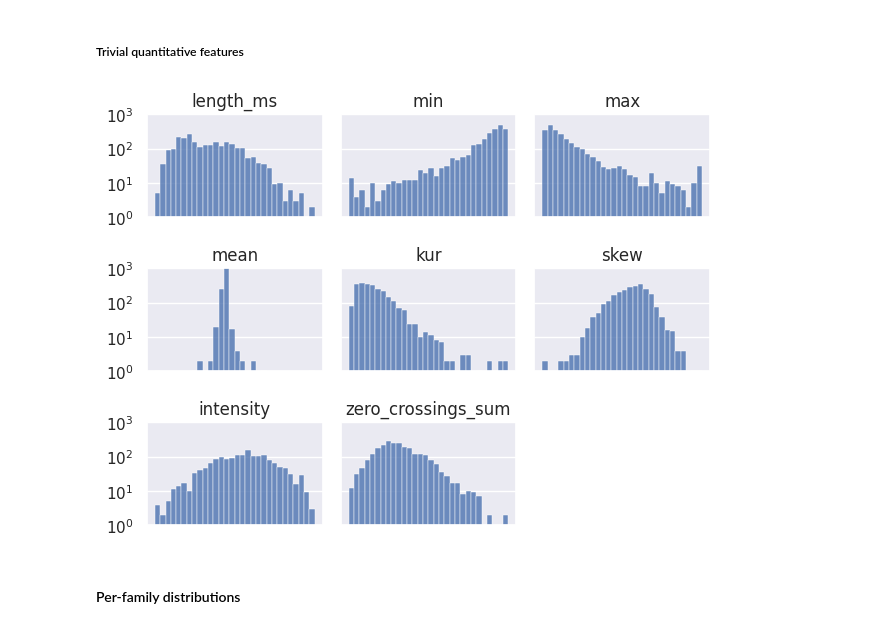
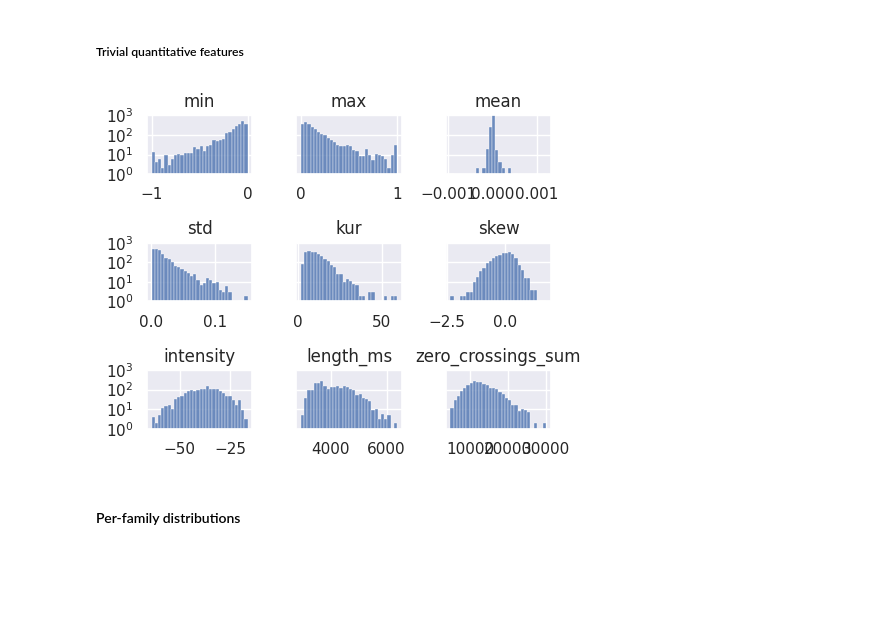
Before and after one commit to djanloo/dynamiting, a Jupyter notebook: UNDERSTANDING/data_understanding.ipynb, the cells around one changed output. Saved outputs shown, nothing was run; the diff lists cells and outputs as text; code cells hidden in the pictures; blank space fills up the shorter version.

```diff
--- a/UNDERSTANDING/data_understanding.ipynb
+++ b/UNDERSTANDING/data_understanding.ipynb
@@ -20,7 +20,7 @@ import matplotlib.pyplot as plt
 import matplotlib as mpl
 
 # Sets default font
-mpl.rcParams['font.size'] = 8.0
+mpl.rcParams['font.size'] = 9.0
 
 import seaborn as sns
 sns.set()
@@ -139,24 +139,22 @@ print(quantitative_features)
 # %% [markdown]
 ##### Trivial quantitative features
 # %%
-fig, axes = plt.subplots(3,3, sharex=True, sharey = True)
+fig, axes = plt.subplots(3,3, sharey = True, figsize=(5,4))
 axes = axes.flatten()
-trivial_quant_features = ["length_ms", "min", "max","mean","kur", "skew", "intensity", "zero_crossings_sum"]
+trivial_quant_features = ["min", "max","mean", "std", "kur", "skew", "intensity", "length_ms", "zero_crossings_sum"]
 # Single histogram information template
 for f ,ax in zip(trivial_quant_features, axes):
-    x = (df[f] -  min(df[f]))/(max(df[f]) - min(df[f]) )
+    x = df[f]#(df[f] -  min(df[f]))/(max(df[f]) - min(df[f]) )
     sns.histplot(data=x, label="f", bins=30, alpha=0.8, ax=ax)
     ax.set_title(f)
     ax.set_yscale("log")
     ax.set_xlabel("")
-    ax.set_xticks([])
+    # ax.set_xticks([])
     ax.set_ylabel("")
     ax.set_ylim(1, 1000)
-axes[-1].axis("off")
-fig.subplots_adjust(hspace=-1.0)
 fig.savefig("trivial_distributions.pdf")
 # %% [output]
-[figure, old version]
+[figure, new version]
 # %% [markdown]
 #### Per-family distributions
 # %%
```
Also changed, not shown: parts of 12 cells of this notebook, 8 other files.
